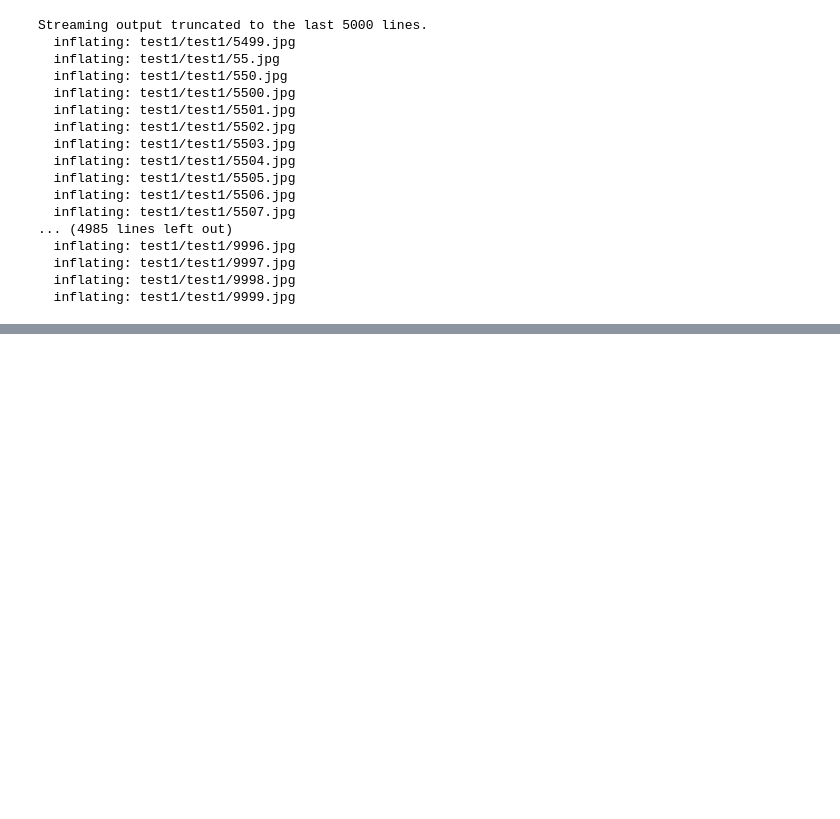
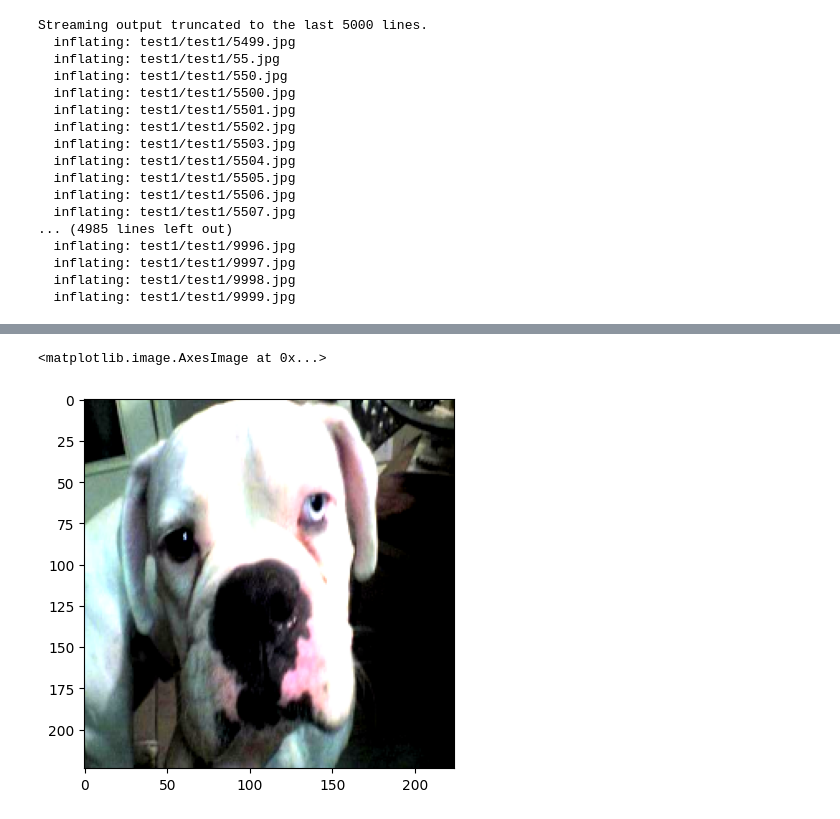
Before and after one commit to aaivu/In21-S7-CS4681-AML-Research-Projects, a Jupyter notebook: projects/210450P-Edge-AI_Model-Compression/experiments/EfficientNet_Models.ipynb, the cells around one changed output, grey strips where cells are left out. Drawn from its saved outputs; the diff is of its cells as text; code cells hidden in the pictures; blank space fills up the shorter version.

```diff
--- a/projects/210450P-Edge-AI_Model-Compression/experiments/EfficientNet_Models.ipynb
+++ b/projects/210450P-Edge-AI_Model-Compression/experiments/EfficientNet_Models.ipynb
@@ -444,0 +561,16 @@ dog.5813.jpg
+# %%
+from tensorflow.image import flip_left_right, adjust_brightness, adjust_contrast
+
+def augment(image, label):
+  image = flip_left_right(image)
+  image = adjust_brightness(image, delta=0.1)
+  image = adjust_contrast(image, contrast_factor=1.75)
+  return (image, label)
+# %%
+train_dataset = train_dataset.map(augment, num_parallel_calls=tf.data.AUTOTUNE)
+
+iterater = iter(train_dataset)
+images, labels = next(iterater)
+
+plt.imshow(images[0].numpy().astype(np.int32))
+# %% [output]
@@ -444,0 +578,2 @@ dog.5813.jpg
+<matplotlib.image.AxesImage at 0x...>
+[figure, added]
```
Also changed, not shown: parts of 29 cells of this notebook.
